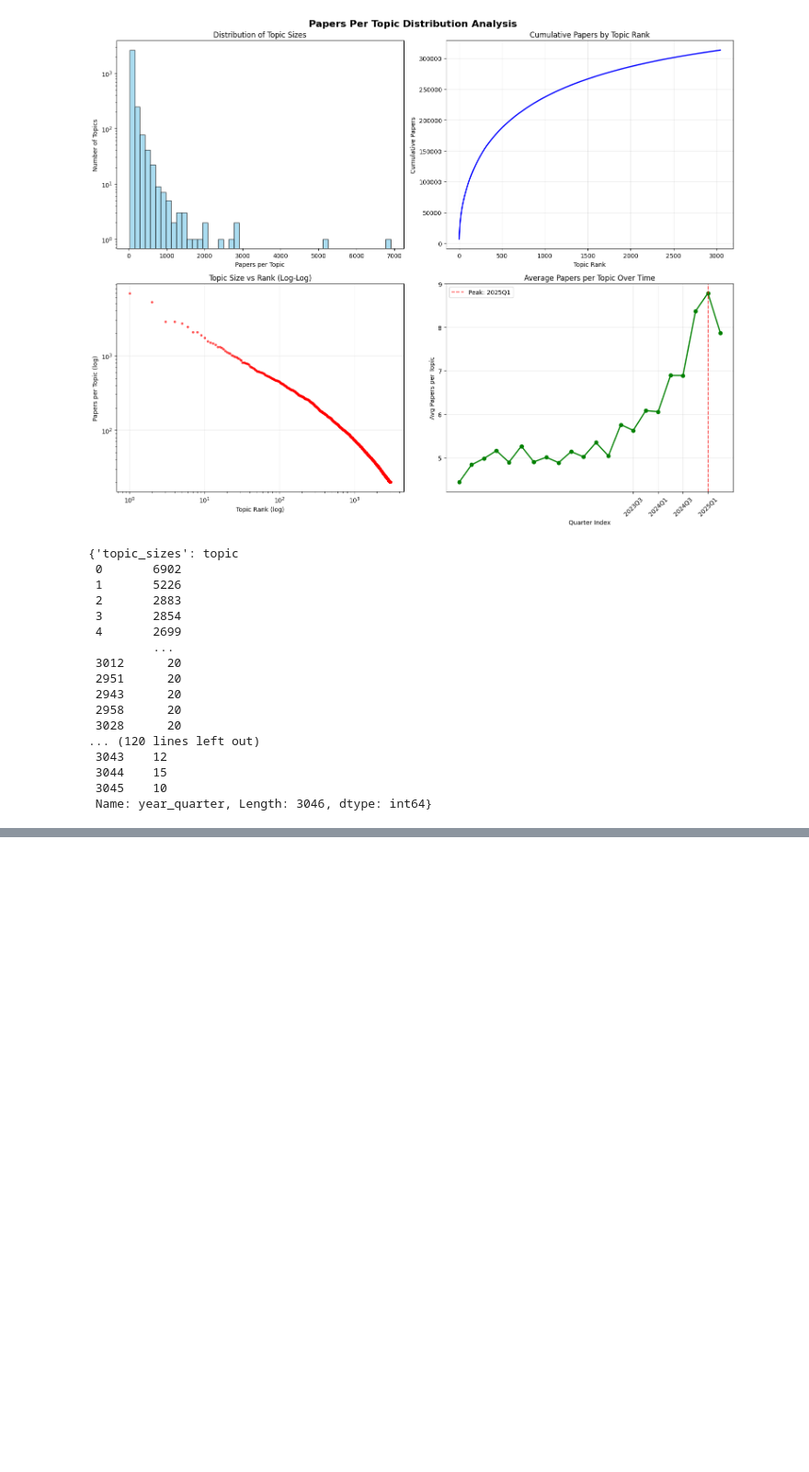
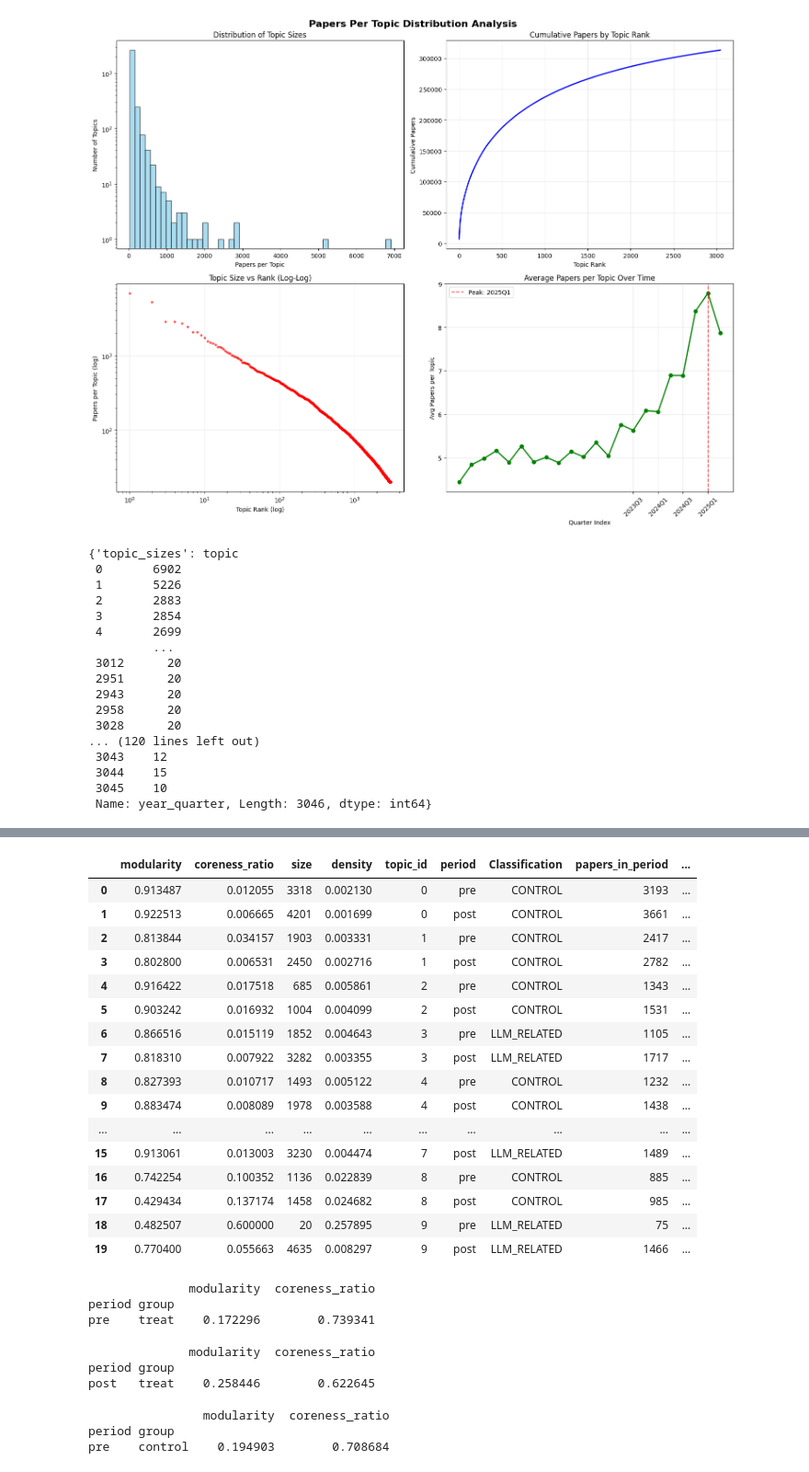
Before and after one commit to brian-hepler-phd/tda-network-analysis, a Jupyter notebook: workbook.ipynb, the cells around one changed output, grey strips where cells are left out. Shown at 92% size. Saved outputs shown, nothing was run; the diff lists cells and outputs as text; code cells hidden in the pictures; blank space fills up the shorter version.

```diff
--- a/workbook.ipynb
+++ b/workbook.ipynb
@@ -752,0 +483,3 @@ Drop from peak: -10.4%
+# %%
+topic_metrics = pd.read_csv('data/cleaned/topic_period_metrics.csv',low_memory=False)
+topic_metrics.info()
@@ -752,0 +503,20 @@ Drop from peak: -10.4%
+# %%
+topic_metrics.head(20)
+# %% [output]
+|  | modularity | coreness_ratio | size | density | topic_id | period | Classification | papers_in_period | ... |
+| 0 | 0.913487 | 0.012055 | 3318 | 0.002130 | 0 | pre | CONTROL | 3193 | ... |
+| 1 | 0.922513 | 0.006665 | 4201 | 0.001699 | 0 | post | CONTROL | 3661 | ... |
+| 2 | 0.813844 | 0.034157 | 1903 | 0.003331 | 1 | pre | CONTROL | 2417 | ... |
+| 3 | 0.802800 | 0.006531 | 2450 | 0.002716 | 1 | post | CONTROL | 2782 | ... |
+| 4 | 0.916422 | 0.017518 | 685 | 0.005861 | 2 | pre | CONTROL | 1343 | ... |
+| 5 | 0.903242 | 0.016932 | 1004 | 0.004099 | 2 | post | CONTROL | 1531 | ... |
+| 6 | 0.866516 | 0.015119 | 1852 | 0.004643 | 3 | pre | LLM_RELATED | 1105 | ... |
+| 7 | 0.818310 | 0.007922 | 3282 | 0.003355 | 3 | post | LLM_RELATED | 1717 | ... |
+| 8 | 0.827393 | 0.010717 | 1493 | 0.005122 | 4 | pre | CONTROL | 1232 | ... |
+| 9 | 0.883474 | 0.008089 | 1978 | 0.003588 | 4 | post | CONTROL | 1438 | ... |
+| ... | ... | ... | ... | ... | ... | ... | ... | ... | ... |
+| 15 | 0.913061 | 0.013003 | 3230 | 0.004474 | 7 | post | LLM_RELATED | 1489 | ... |
+| 16 | 0.742254 | 0.100352 | 1136 | 0.022839 | 8 | pre | CONTROL | 885 | ... |
+| 17 | 0.429434 | 0.137174 | 1458 | 0.024682 | 8 | post | CONTROL | 985 | ... |
+| 18 | 0.482507 | 0.600000 | 20 | 0.257895 | 9 | pre | LLM_RELATED | 75 | ... |
+| 19 | 0.770400 | 0.055663 | 4635 | 0.008297 | 9 | post | LLM_RELATED | 1466 | ... |
@@ -752,0 +533,18 @@ Drop from peak: -10.4%
+# %%
+print(treat_pre_metric_values)
+# %% [output]
+              modularity  coreness_ratio
+period group
+pre    treat    0.172296        0.739341
+# %%
+print(treat_post_metric_values)
+# %% [output]
+              modularity  coreness_ratio
+period group
+post   treat    0.258446        0.622645
+# %%
+print(control_pre_metric_values)
+# %% [output]
+                modularity  coreness_ratio
+period group
+pre    control    0.194903        0.708684
```
Also changed, not shown: parts of 55 cells of this notebook.
